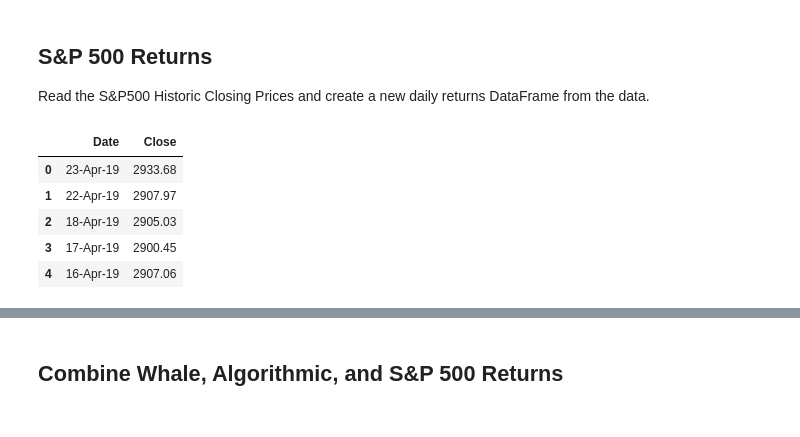
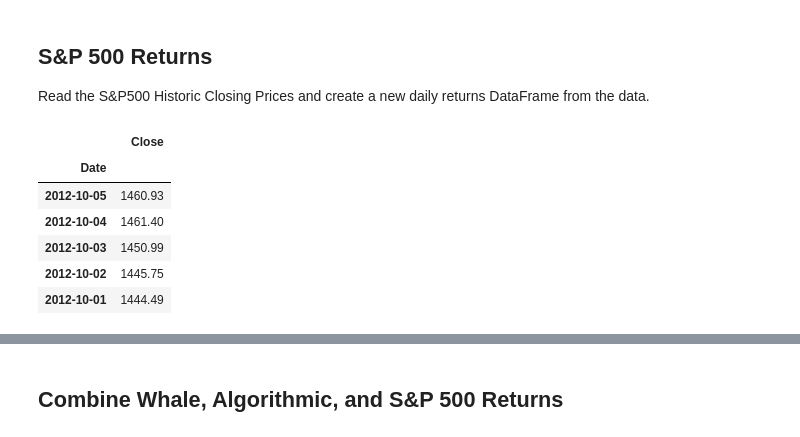
Before and after one commit to dbogatic/jupyter-homework, a Jupyter notebook: whale_analysis.ipynb, the cells around one changed output, grey strips where cells are left out. Drawn from its saved outputs; the diff is of its cells as text; code cells hidden in the pictures.

```diff
--- a/whale_analysis.ipynb
+++ b/whale_analysis.ipynb
@@ -110,19 +108,26 @@ dtype: int64
 Read the S&P500 Historic Closing Prices and create a new daily returns DataFrame from the data.
 # %%
 # Reading S&P 500 Closing Prices
+# YOUR CODE HERE
 sp500_history_csv = Path("Resources/sp500_history.csv")
-# YOUR CODE HERE
+
 sp500_history_df = pd.read_csv(sp500_history_csv)
+
+sp500_history_df.set_index(pd.to_datetime(sp500_history_df['Date'], infer_datetime_format=True), inplace=True)
+
 sp500_history_df["Close"] = sp500_history_df["Close"].str.replace("$", "")
 
-sp500_history_df.head()
+sp500_history_df.drop(columns=['Date'], inplace=True)
+
+sp500_history_df.tail()
 # %% [output]
-|  | Date | Close |
-| 0 | 23-Apr-19 | 2933.68 |
-| 1 | 22-Apr-19 | 2907.97 |
-| 2 | 18-Apr-19 | 2905.03 |
-| 3 | 17-Apr-19 | 2900.45 |
-| 4 | 16-Apr-19 | 2907.06 |
+|  | Close |
+| Date |  |
+| 2012-10-05 | 1460.93 |
+| 2012-10-04 | 1461.40 |
+| 2012-10-03 | 1450.99 |
+| 2012-10-02 | 1445.75 |
+| 2012-10-01 | 1444.49 |
 # %%
 # Check Data Types
 # YOUR CODE HERE
```
Also changed, not shown: parts of 10 cells of this notebook, 2 other files.
